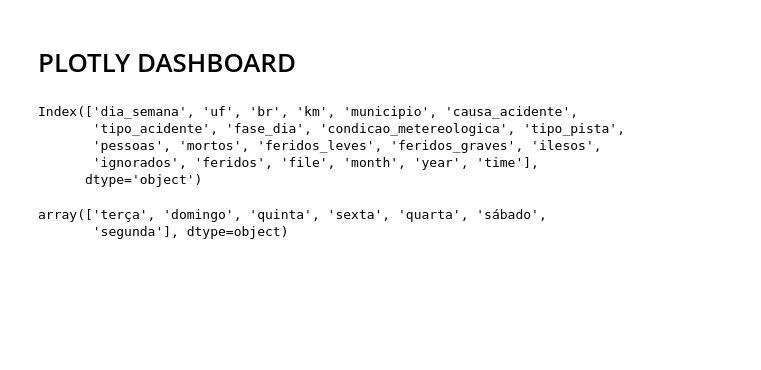
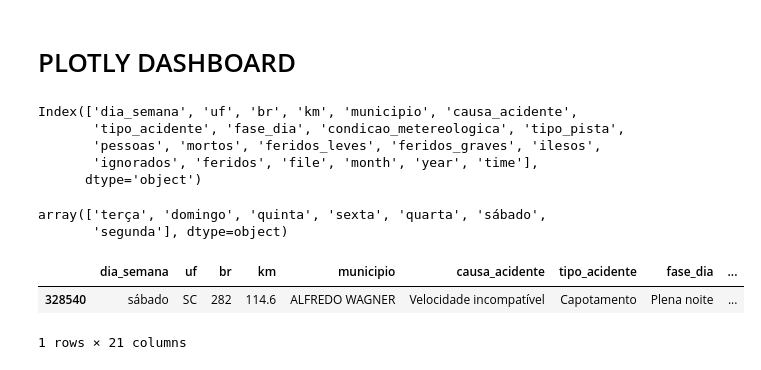
Before and after one commit to daianeklein/data-viz, a Jupyter notebook: cars-accidents/car-accidents.ipynb, the cells around one changed output. Drawn from its saved outputs; the diff is of its cells as text; code cells hidden in the pictures; blank space fills up the shorter version.

```diff
--- a/cars-accidents/car-accidents.ipynb
+++ b/cars-accidents/car-accidents.ipynb
@@ -177,3 +177,9 @@ df1['dia_semana'].unique()
 # %% [output]
 array(['terça', 'domingo', 'quinta', 'sexta', 'quarta', 'sábado',
        'segunda'], dtype=object)
+# %%
+df1.sample(1)
+# %% [output]
+|  | dia_semana | uf | br | km | municipio | causa_acidente | tipo_acidente | fase_dia | ... |
+| 328540 | sábado | SC | 282 | 114.6 | ALFREDO WAGNER | Velocidade incompatível | Capotamento | Plena noite | ... |
+1 rows × 21 columns
```
Also changed, not shown: parts of 2 cells of this notebook, 2 other files.
